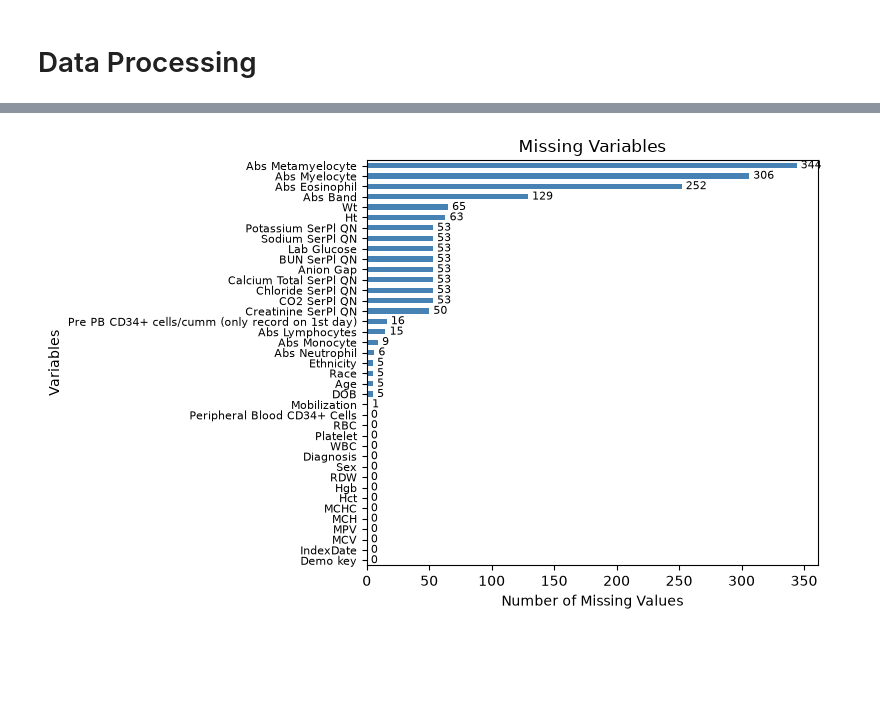
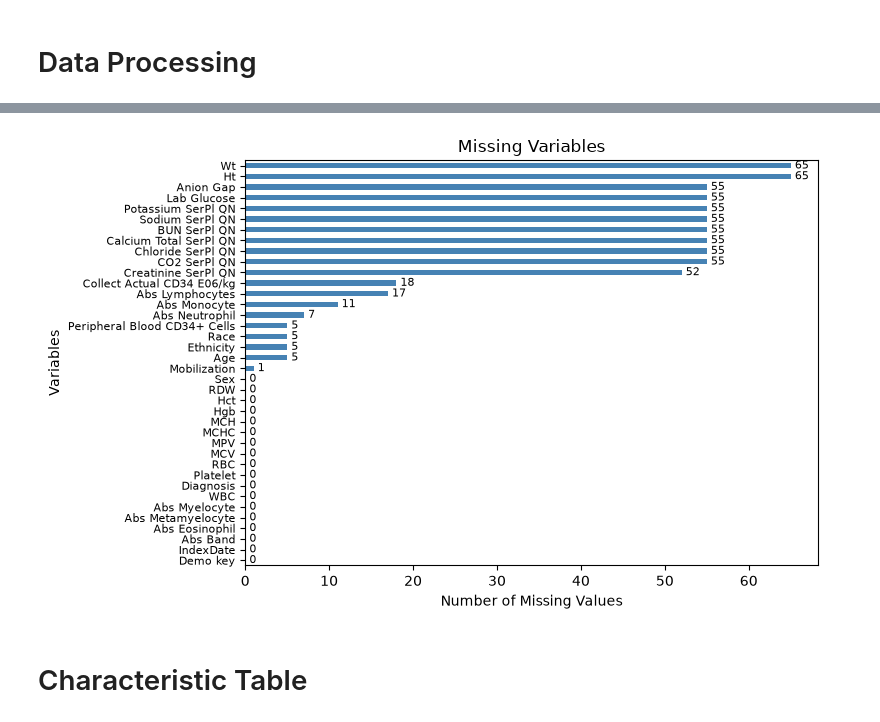
Before and after one commit to Graham-Richards/Pandas-Practice, a Jupyter notebook: Data_Analysis (1).ipynb, the cells around one changed output, grey strips where cells are left out. Cells and saved outputs as stored; diff of their text form; code cells hidden in the pictures; blank space fills up the shorter version.

```diff
--- a/Data_Analysis (1).ipynb
+++ b/Data_Analysis (1).ipynb
@@ -1925,11 +1879,6 @@ print(df[related_cols].isna().sum())
 print(df[related_cols].corr(method="spearman"))
 # %% [markdown]
 # Data Processing
-# %%
-# remove 34 patients with missing PB CD34+
-print(df.index[df["Peripheral Blood CD34+ Cells"].isna()])
-
-df = df.dropna(subset=["Peripheral Blood CD34+ Cells"])
 # %%
 abs_cols = [
     "Abs Neutrophil",
@@ -2286,48 +2128,10 @@ plt.show()
 # %%
+df1 = pd.read_excel("CDC_CleanedFile.xlsx")
+
 NaN_co = df1.isna().sum()
 
-exclude = ["Recipient Weight kg", "BMI",
-             # Blood cell percentages
-    "Neutrophil", "Lymphocyte", "Monocyte",
-    "Eosinophil", "Basophil",
-    "Band", "Metamyelo", "Myelocyte",
-    "Promyelocyte", "Blast", "Plasma Cell",
-    "Other Cells Bld", "Reactive Lymph",
-
-# keep
-    # "Abs Neutrophil",
-    # "Abs Lymphocytes",
-    # "Abs Monocyte",
-    # "Abs Eosinophil",
-    # "Abs Basophil",
-    # "Abs Band",
-    # "Abs Metamyelocyte",
-    # "Abs Myelocyte",
-    # "Abs Promyelocyte",
-    # "Abs Blast",
-    # "Abs Plasma Cell",
-    "Abs Other Cells Bld",
-    "BMI",
-
-
-    # Differential count information
-    "# Cells Counted",
-
-    # Survival and follow-up
-    "Survival Days",
-    "Survived\n30 Days", "Survived\n100 Days",
-    "Survived\n1 Year", "Survived\n5 Years",
-    "Vital Status", "Vital Status_Code",
-    "Date of Death", "Cause of Death",
-    "Most Recent Encounter",
-
-    # Transplant dates
-    "Transplant Date"
-
-           ]
+exclude = []
 duplicates = []
-
-
 # Assign colors
 colors = []
 
@@ -2336,31 +2140,33 @@ NaN_col = NaN_col.drop(index=exclude, errors="ignore")
 
 for col in NaN_col.index:
     if col in duplicates:
         colors.append("orange")
     elif df[col].isna().mean() >= 0.30:
         colors.append("gray")
     else:
         colors.append("steelblue")
 
 # Make the graph taller
 ax = NaN_col.plot(kind="barh", color=colors, figsize=(8, 5))
 ax.bar_label(ax.containers[0], padding=3, fontsize=8)
 
 # Adjust label sizes
 ax.tick_params(axis="y", labelsize=8)
 ax.tick_params(axis="x", labelsize=10)
 
 # Customize
 plt.xlabel("Number of Missing Values")
 plt.ylabel("Variables")
 plt.title("Missing Variables")
 
 # add threshold line
 threshold = len(df) * .30
 
 # Fix spacing
 plt.tight_layout()
 plt.savefig("cleanedgraph.png", dpi=300, bbox_inches="tight")
 plt.show()
 # %% [output]
-[figure, old version]
+[figure, new version]
+# %% [markdown]
+# Characteristic Table
```
Also changed, not shown: parts of 38 cells of this notebook.
